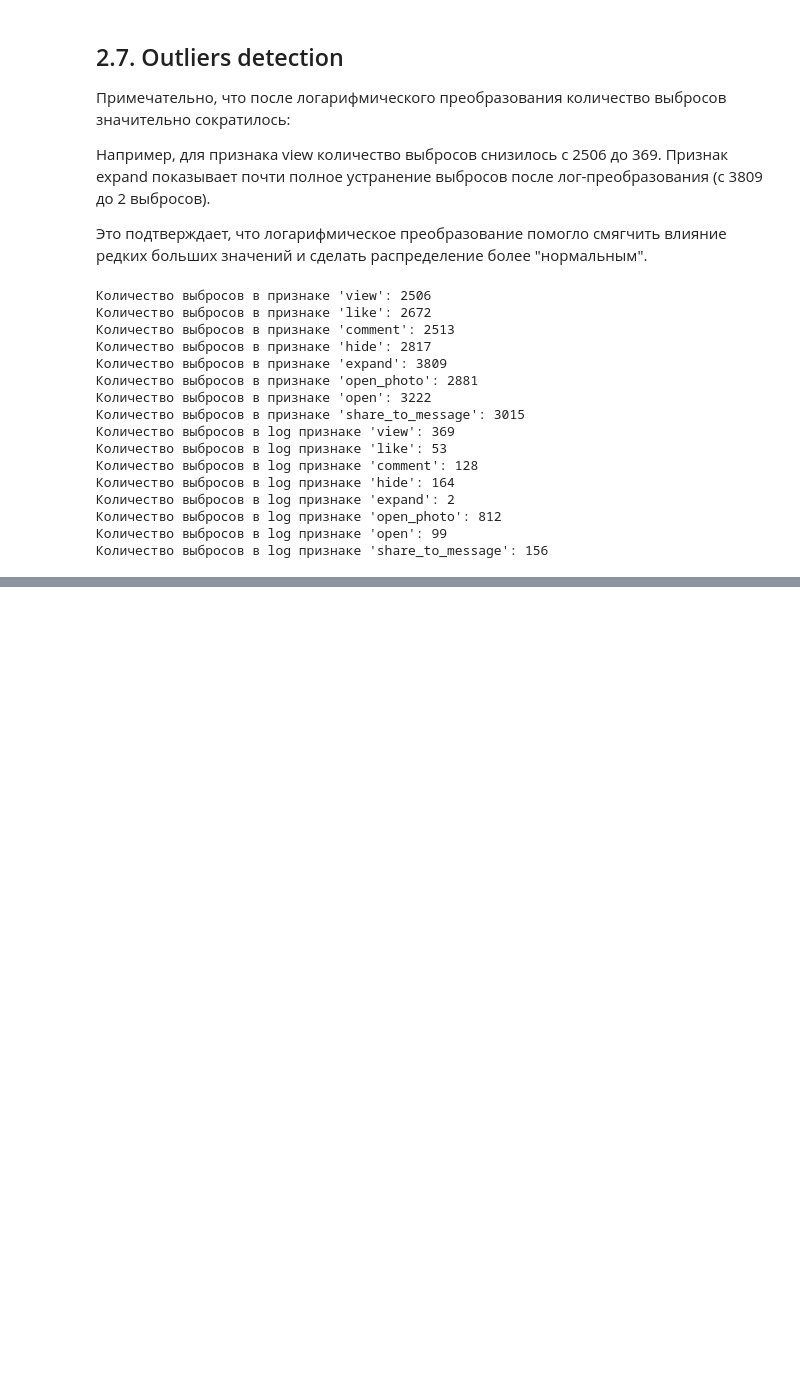
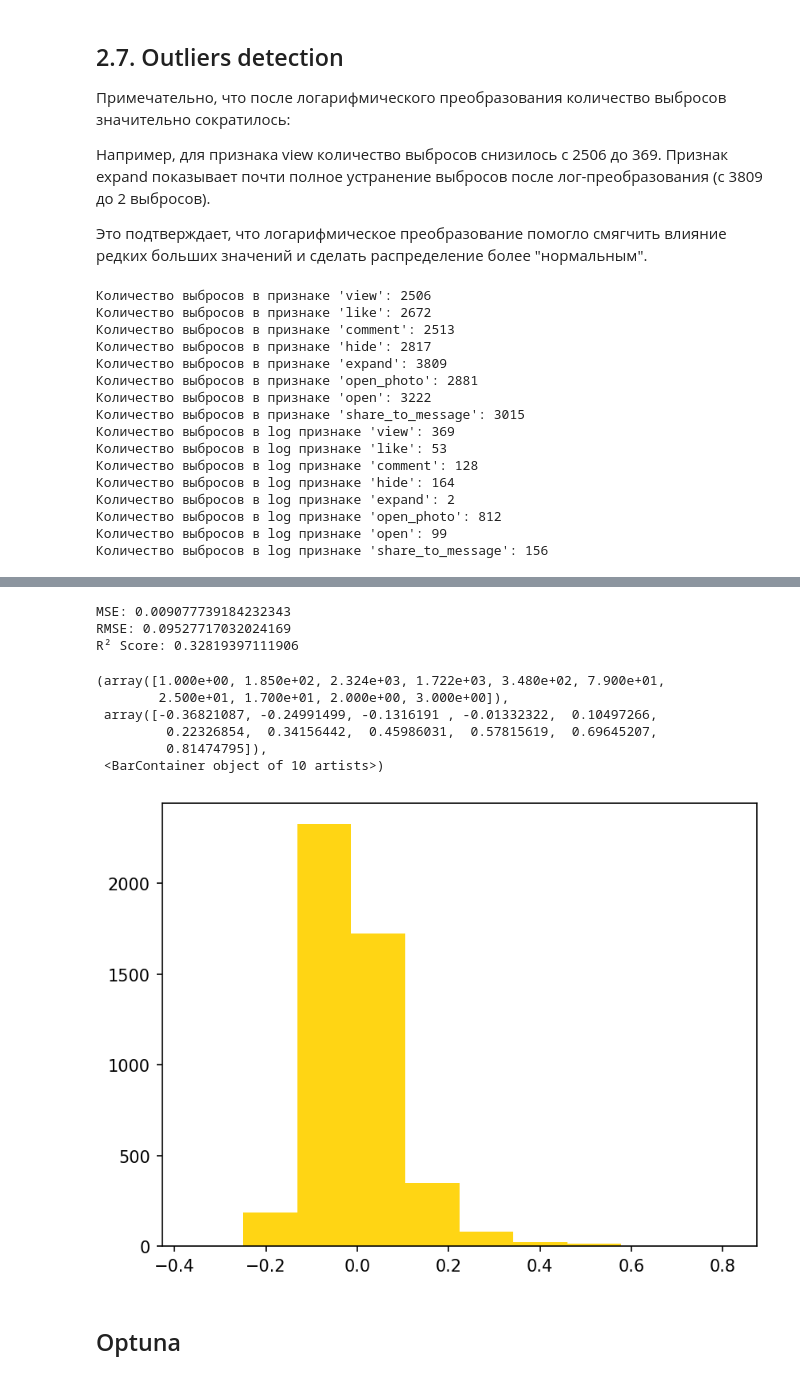
Before and after one commit to torchme/vk-lab-24, a Jupyter notebook: notebook/EDA.ipynb, the cells around one changed output, grey strips where cells are left out. Saved outputs shown, nothing was run; the diff lists cells and outputs as text; code cells hidden in the pictures; blank space fills up the shorter version.

```diff
--- a/notebook/EDA.ipynb
+++ b/notebook/EDA.ipynb
@@ -553,0 +1117,18 @@ for col in integer_features:
+# %%
+# Инициализация модели CatBoostRegressor
+model = CatBoostRegressor(
+    iterations=1000,
+    learning_rate=0.1,
+    depth=6,
+    loss_function='RMSE',
+    eval_metric='RMSE',
+    random_seed=42,
+    verbose=100  # Вывод каждых 100 итераций
+)
+
+# Обучение модели
+model.fit(
+    X_train, y_train,
+    eval_set=(X_test, y_test),
+    early_stopping_rounds=50
+)
@@ -553,0 +1146,30 @@ for col in integer_features:
+# %%
+y_pred = model.predict(X_test)
+
+# # Обратное преобразование предсказаний
+# y_pred = np.expm1(y_pred_log)
+# y_test = np.expm1(y_test)
+# %%
+mse = mean_squared_error(y_test, y_pred)
+rmse = np.sqrt(mse)
+r2 = r2_score(y_test, y_pred)
+
+print(f"MSE: {mse}")
+print(f"RMSE: {rmse}")
+print(f"R² Score: {r2}")
+# %% [output]
+MSE: 0.009077739184232343
+RMSE: 0.09527717032024169
+R² Score: 0.32819397111906
+# %%
+plt.hist(y_test - y_pred)
+# %% [output]
+(array([1.000e+00, 1.850e+02, 2.324e+03, 1.722e+03, 3.480e+02, 7.900e+01,
+        2.500e+01, 1.700e+01, 2.000e+00, 3.000e+00]),
+ array([-0.36821087, -0.24991499, -0.1316191 , -0.01332322,  0.10497266,
+         0.22326854,  0.34156442,  0.45986031,  0.57815619,  0.69645207,
+         0.81474795]),
+ <BarContainer object of 10 artists>)
+[figure, added]
+# %% [markdown]
+## Optuna
```
Also changed, not shown: parts of 42 cells of this notebook, 11 other files.
